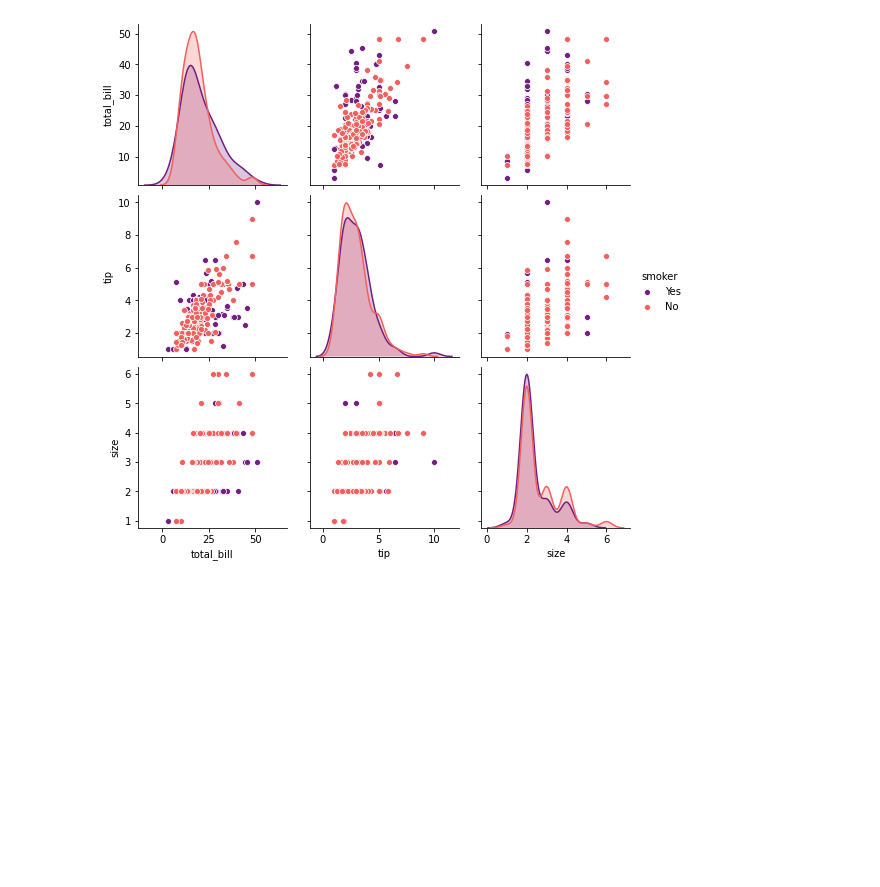
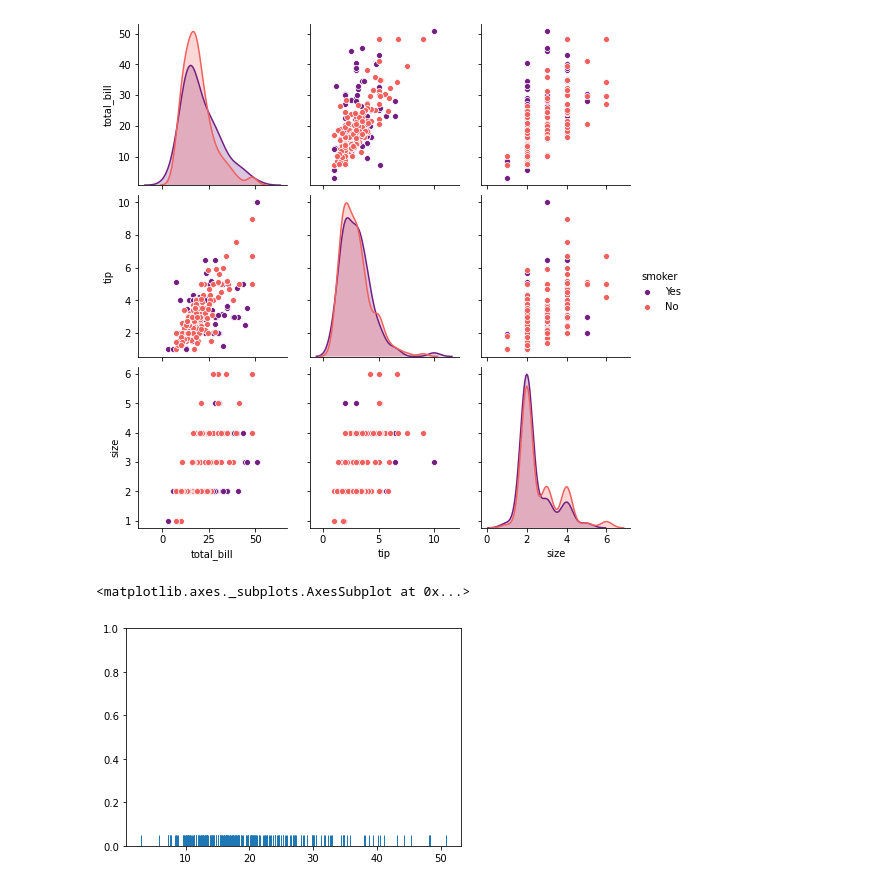
Before and after one commit to loganrane/MachineLearning101, a Jupyter notebook: Projects/Plotting - Basics.ipynb, the cells around one changed output. Saved outputs shown, nothing was run; the diff lists cells and outputs as text; code cells hidden in the pictures; blank space fills up the shorter version.

Commit message:
add: more plots

```diff
--- a/Projects/Plotting - Basics.ipynb
+++ b/Projects/Plotting - Basics.ipynb
@@ -165,5 +165,8 @@ sns.pairplot(tips, hue='smoker', palette = 'magma')
 <seaborn.axisgrid.PairGrid at 0x...>
 [figure]
 # %%
-# 4. Rug Plot -
-sns.rugplot()
+# 4. Rug Plot - Univariate
+sns.rugplot(tips['total_bill'])
+# %% [output]
+<matplotlib.axes._subplots.AxesSubplot at 0x...>
+[figure, added]
```
Also changed, not shown: parts of 11 cells of this notebook.
